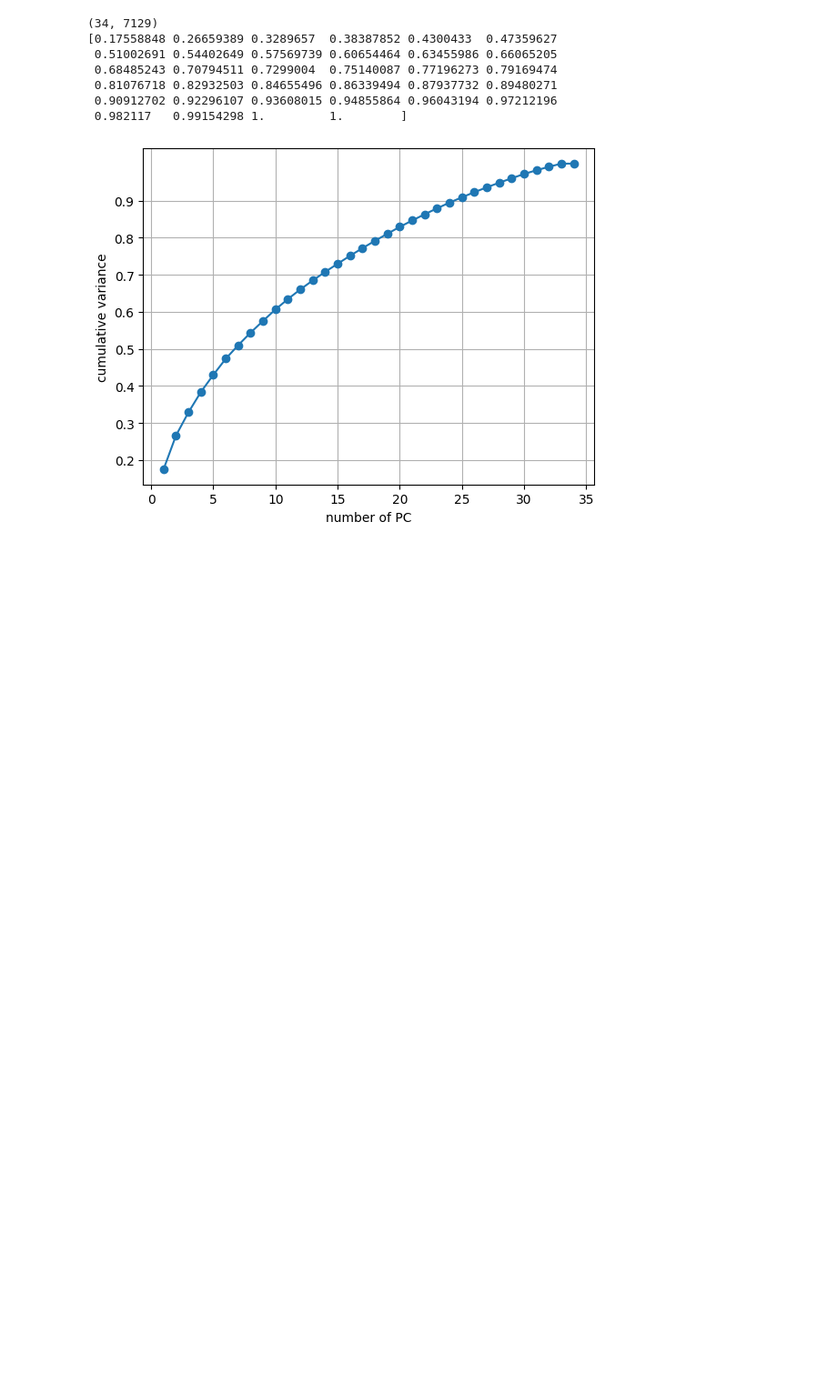
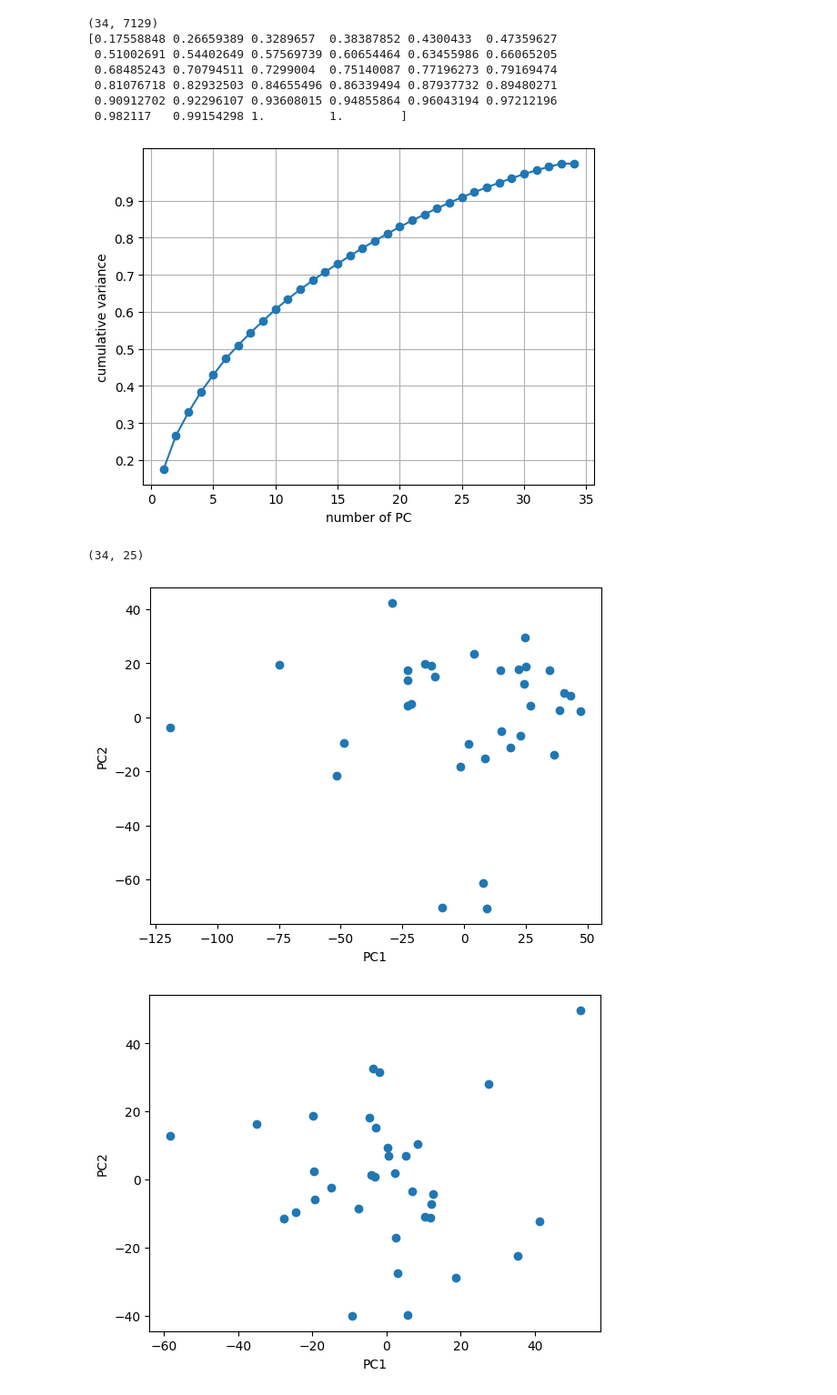
Before and after one commit to aparna-2001/Leukemia_GenePatterns, a Jupyter notebook: dataset_leukemia.ipynb, the cells around one changed output. Shown at 91% size. Cells and saved outputs as stored; diff of their text form; code cells hidden in the pictures; blank space fills up the shorter version.

Commit message:
scatter plot of major PC's

```diff
--- a/dataset_leukemia.ipynb
+++ b/dataset_leukemia.ipynb
@@ -282,0 +281,36 @@ draw_plot(no_of_pc, cumulative_variance)
+# %%
+#from the above, we select 25 PCA's accounting for 90 percent variance
+     # now each patient is represented by 25 numbers instead of approximately 7000 genes
+      # now let's plot the PC's to identify which genes contributes most to the PCA
+
+significant_PC = principal_comp[:,:25]
+print(significant_PC.shape)
+
+#from 25 PC's isolate only the PC1 and PC2
+
+import matplotlib.pyplot as plt
+
+def scatter_plot(x,y):
+  plt.xlabel('PC1')
+  plt.ylabel('PC2')
+  plt.scatter(x,y,marker ='o')
+  plt.show()
+
+scatter_plot(significant_PC[:,0], significant_PC[:,1])
+scatter_plot(significant_PC[:,2], significant_PC[:,3])
+
+
+#heatmap
+def heatmap(data):
+
+
+
+
+#If patients separate into clusters, they might represent disease subtypes or different biological states
+#outliers = Could indicate: unusual patients, experimental errors, or biologically interesting cases
+#spread: Wide spread = high variability
+        #Tight cluster = similar patients
+# %% [output]
+(34, 25)
+[figure, added]
+[figure, added]
```
Also changed, not shown: parts of 3 cells of this notebook.
